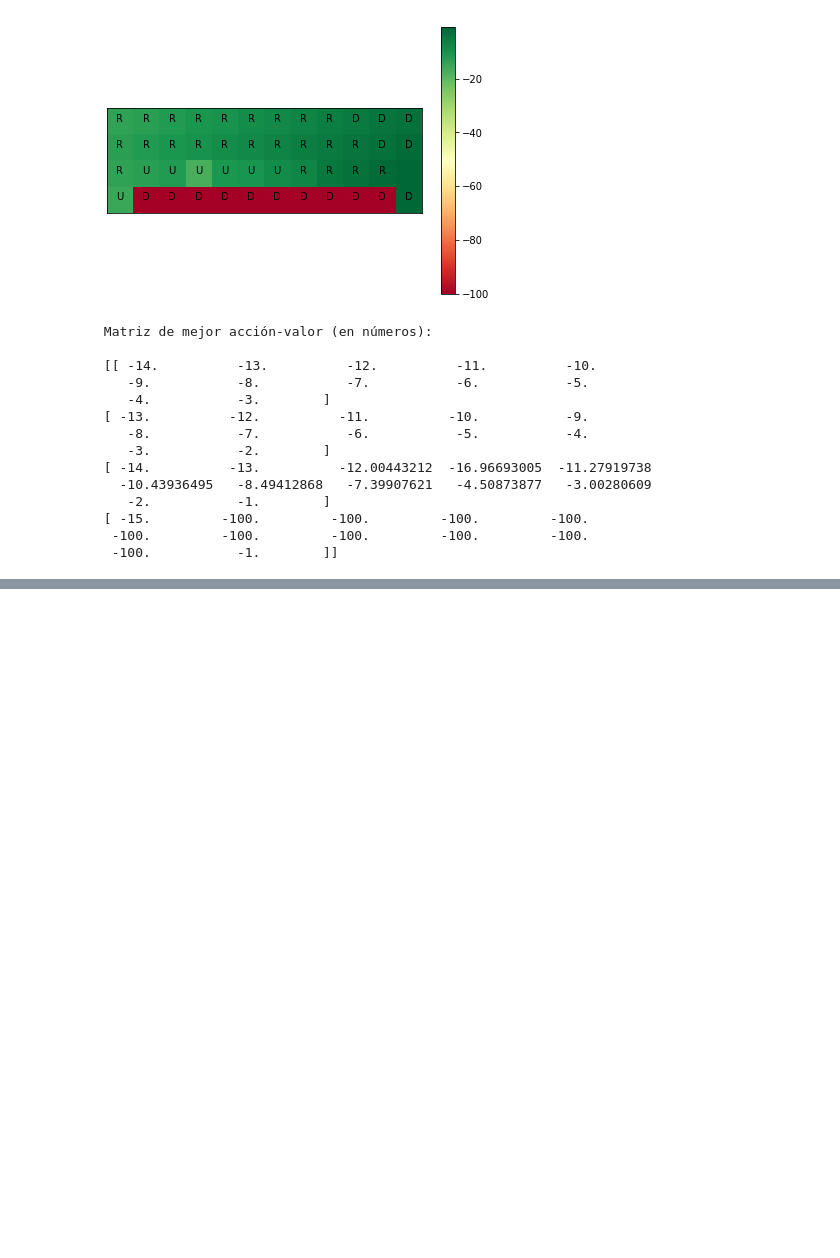
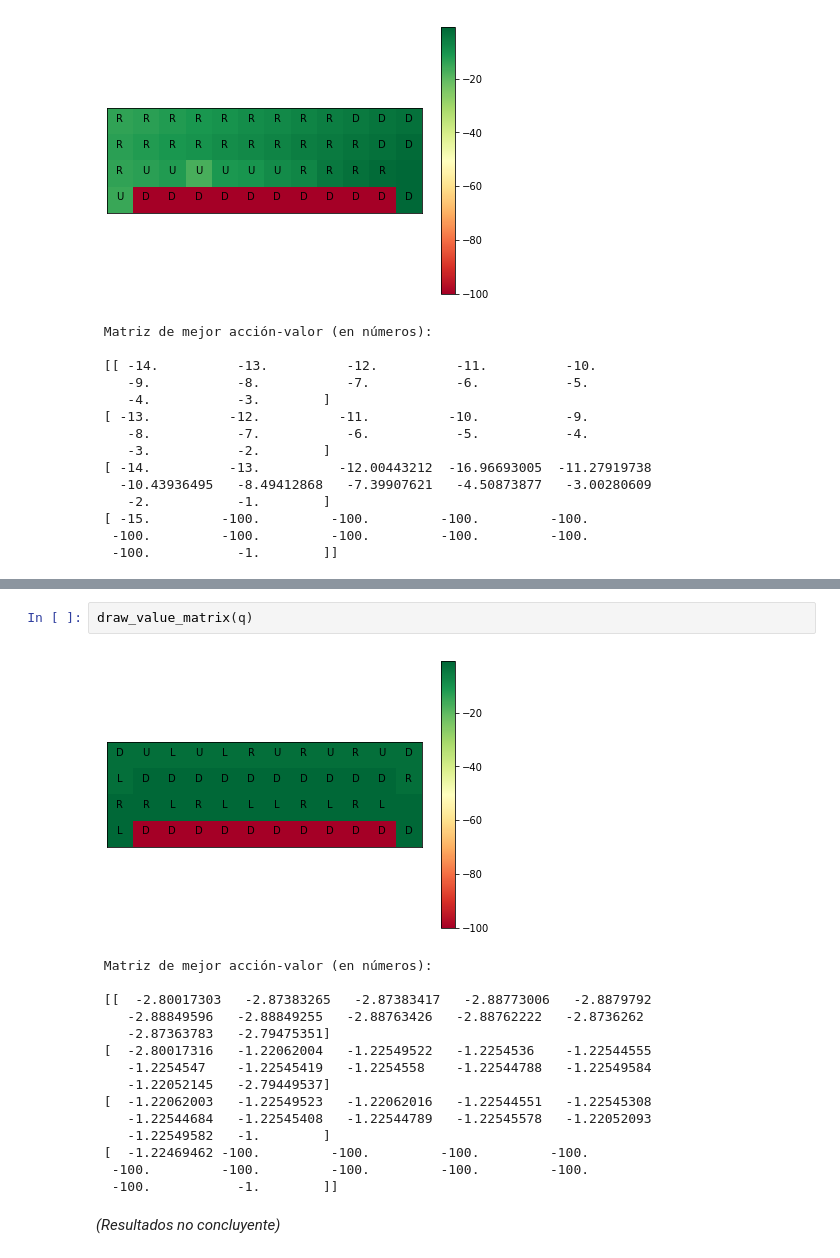
Before and after one commit to JTarletta/Diplodatos, a Jupyter notebook: RL/lab_1_intro_rl_Resolu.ipynb, the cells around one changed output, grey strips where cells are left out. Saved outputs shown, nothing was run; the diff lists cells and outputs as text; blank space fills up the shorter version.

```diff
--- a/RL/lab_1_intro_rl_Resolu.ipynb
+++ b/RL/lab_1_intro_rl_Resolu.ipynb
@@ -544,0 +694,20 @@ draw_value_matrix(q)
+# %%
+draw_value_matrix(q)
+# %% [output]
+[figure, added]
+ Matriz de mejor acción-valor (en números):
+
+ [[  -2.80017303   -2.87383265   -2.87383417   -2.88773006   -2.8879792
+    -2.88849596   -2.88849255   -2.88763426   -2.88762222   -2.8736262
+    -2.87363783   -2.79475351]
+ [  -2.80017316   -1.22062004   -1.22549522   -1.2254536    -1.22544555
+    -1.2254547    -1.22545419   -1.2254558    -1.22544788   -1.22549584
+    -1.22052145   -2.79449537]
+ [  -1.22062003   -1.22549523   -1.22062016   -1.22544551   -1.22545308
+    -1.22544684   -1.22545408   -1.22544789   -1.22545578   -1.22052093
+    -1.22549582   -1.        ]
+ [  -1.22469462 -100.         -100.         -100.         -100.
+  -100.         -100.         -100.         -100.         -100.
+  -100.           -1.        ]]
+# %% [markdown]
+*(Resultados no concluyente)*
```
Also changed, not shown: parts of 11 cells of this notebook.
